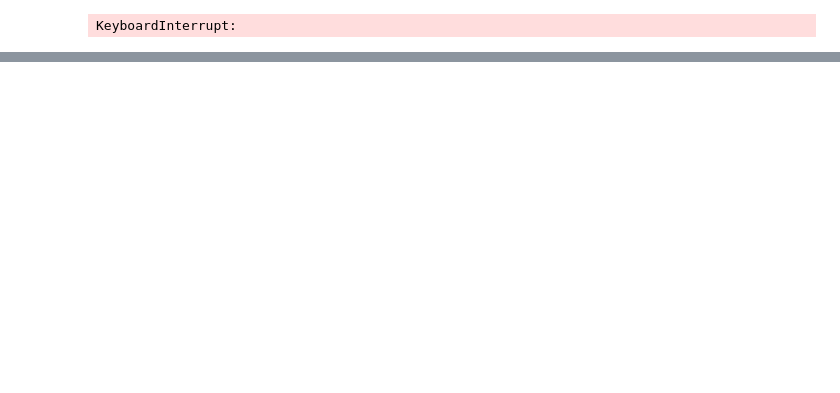
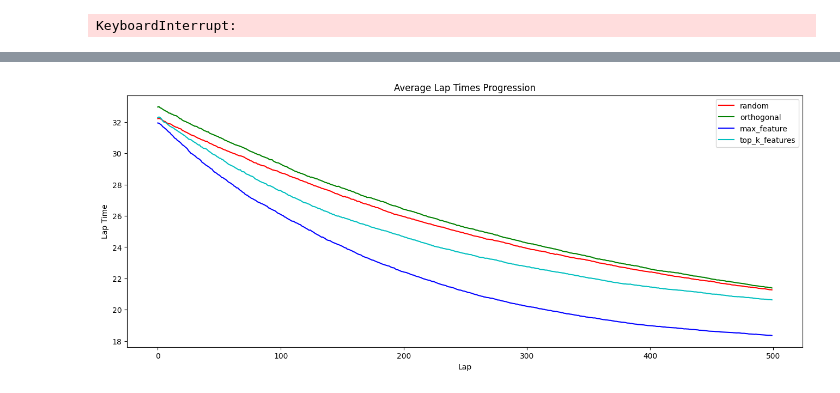
Before and after one commit to gullo97/FormulaAI, a Jupyter notebook: notebook.ipynb, the cells around one changed output, grey strips where cells are left out. Saved outputs shown, nothing was run; the diff lists cells and outputs as text; code cells hidden in the pictures; blank space fills up the shorter version.

```diff
--- a/notebook.ipynb
+++ b/notebook.ipynb
@@ -261,3 +559,16 @@ KeyboardInterrupt:
+# %%
+colors = ['r','g','b','c']
+# plot average lap times history for each method
+fig, ax = plt.subplots(1, 1, figsize=(16, 6))
+for j, method in enumerate(lap_times_history):
+    ax.plot(range(500), np.mean(lap_times_history[method], axis=1), label=f'{method}', color=colors[j])
+ax.legend()
+ax.set_title('Average Lap Times Progression')
+ax.set_xlabel('Lap')
+ax.set_ylabel('Lap Time')
+plt.show()
+# %% [output]
+[figure, added]
 # %%
 # To do:
     # Fix inefficiency in optimization loop:
```
Also changed, not shown: parts of 2 cells of this notebook.
